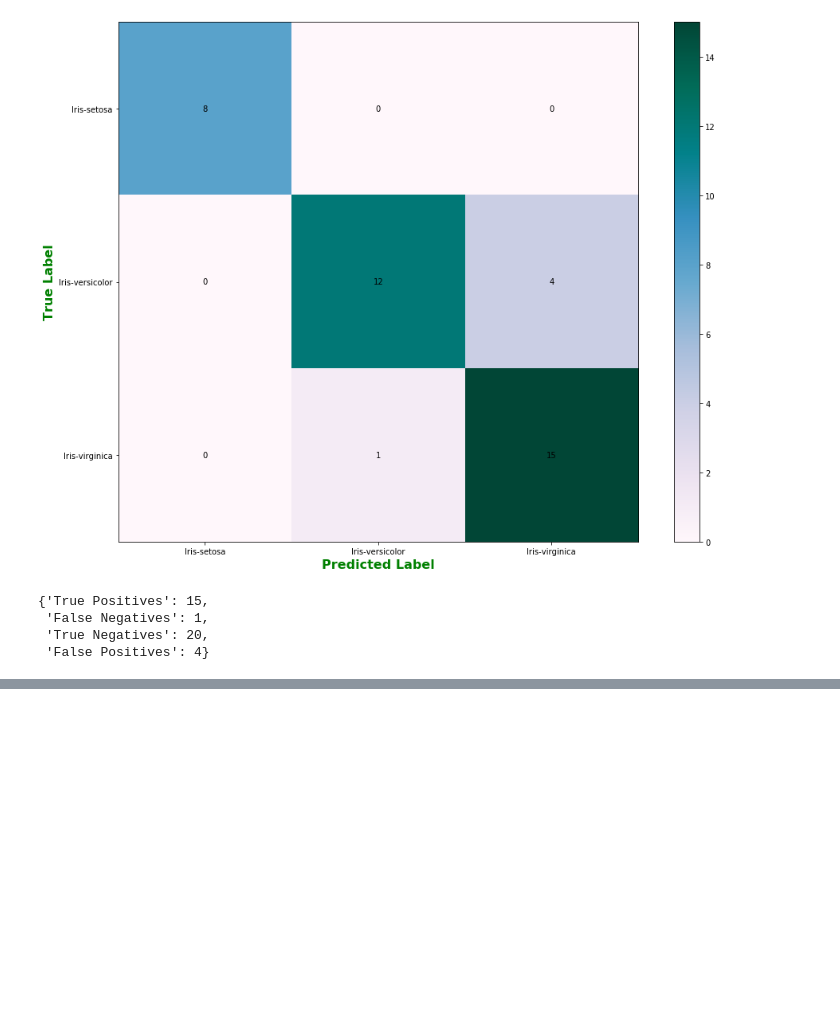
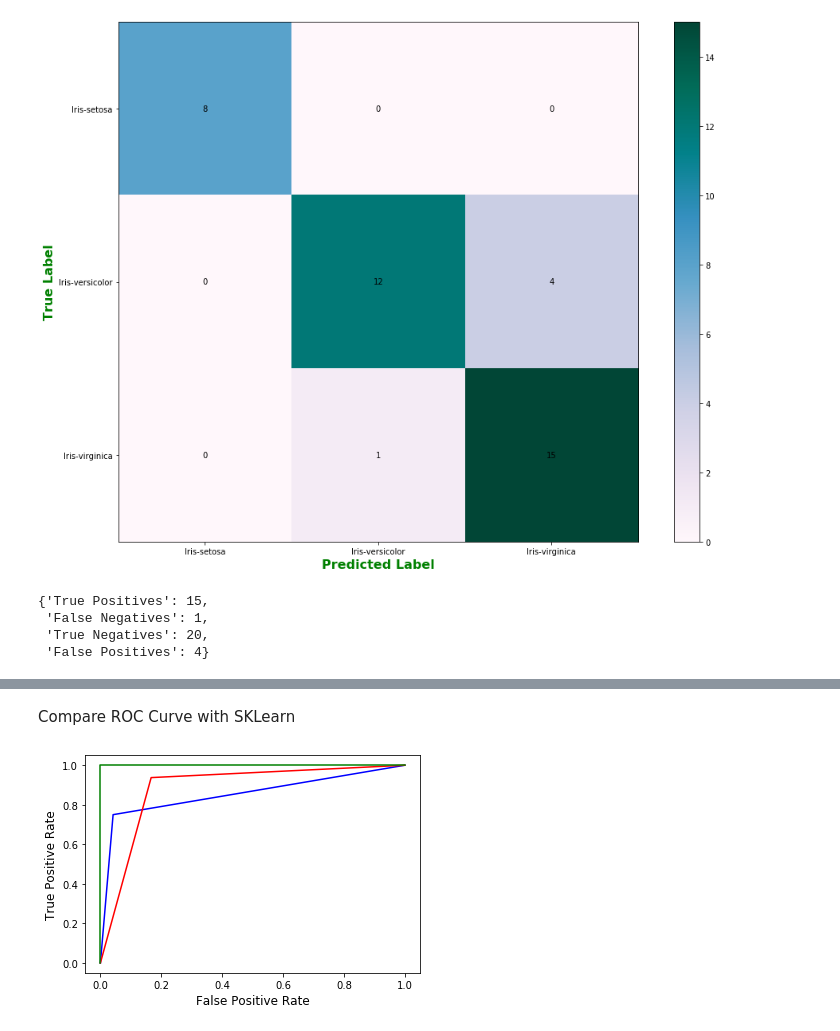
Before and after one commit to luisespriella9/ML-Algorithms, a Jupyter notebook: K-Nearest-Neighbors.ipynb, the cells around one changed output, grey strips where cells are left out. Cells and saved outputs as stored; diff of their text form; code cells hidden in the pictures; blank space fills up the shorter version.

```diff
--- a/K-Nearest-Neighbors.ipynb
+++ b/K-Nearest-Neighbors.ipynb
@@ -422,6 +434,9 @@ class ConfusionMatrix:
         '''
         return self.true_positives/(self.true_positives+self.false_negatives)
 
+    def false_positive_rate(self):
+        return self.false_positives/(self.true_negatives+self.false_positives)
+
     def true_negative_rate(self):
         '''Specificity
         '''
@@ -502,0 +604,15 @@ Matthews Correlation Coefficient 0.7562051853647912
+# %% [markdown]
+Compare ROC Curve with SKLearn
+# %%
+from sklearn import metrics
+ve_fpr, ve_tpr, ve_thresholds = metrics.roc_curve([1 if (y_test.values[i] == roc1_label) else 0 for i in range(len(y_test.values))], [1 if (knn_results[i] == roc1_label) else 0 for i in range(len(knn_results))])
+plt.plot(ve_fpr, ve_tpr, color="blue")
+vi_fpr, vi_tpr, vi_thresholds = metrics.roc_curve([1 if (y_test.values[i] == roc2_label) else 0 for i in range(len(y_test.values))], [1 if (knn_results[i] == roc2_label) else 0 for i in range(len(knn_results))])
+plt.plot(vi_fpr, vi_tpr, color="red")
+s_fpr, s_tpr, s_thresholds = metrics.roc_curve([1 if (y_test.values[i] == roc3_label) else 0 for i in range(len(y_test.values))], [1 if (knn_results[i] == roc3_label) else 0 for i in range(len(knn_results))])
+plt.plot(s_fpr, s_tpr, color="green")
+plt.xlabel("False Positive Rate", color="black", fontsize=12)
+plt.ylabel("True Positive Rate", color="black", fontsize=12)
+plt.show()
+# %% [output]
+[figure, added]
```
Also changed, not shown: parts of 7 cells of this notebook.
